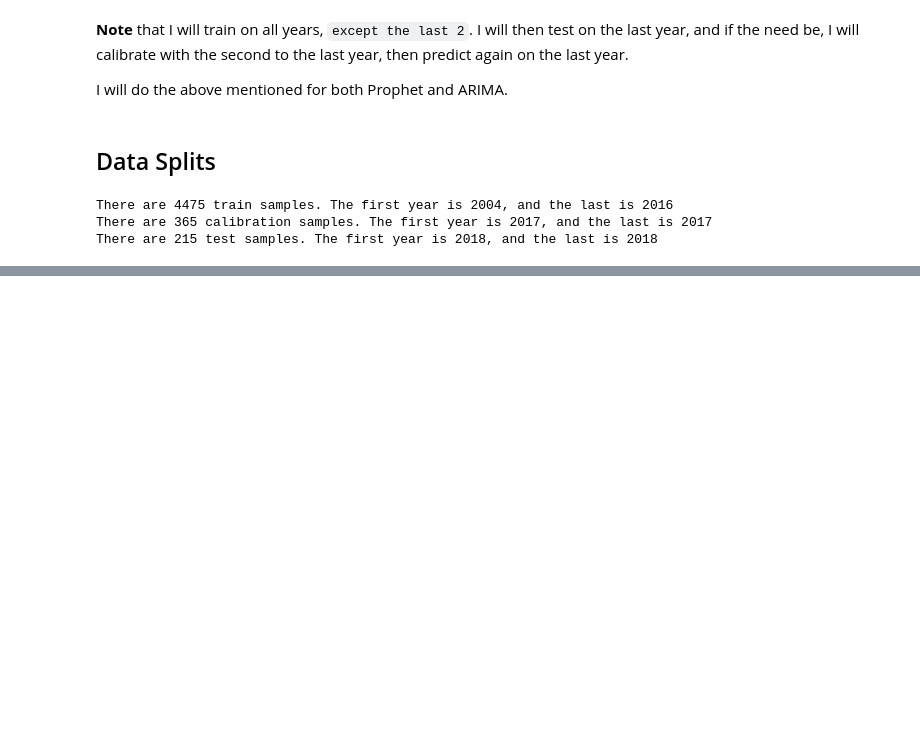
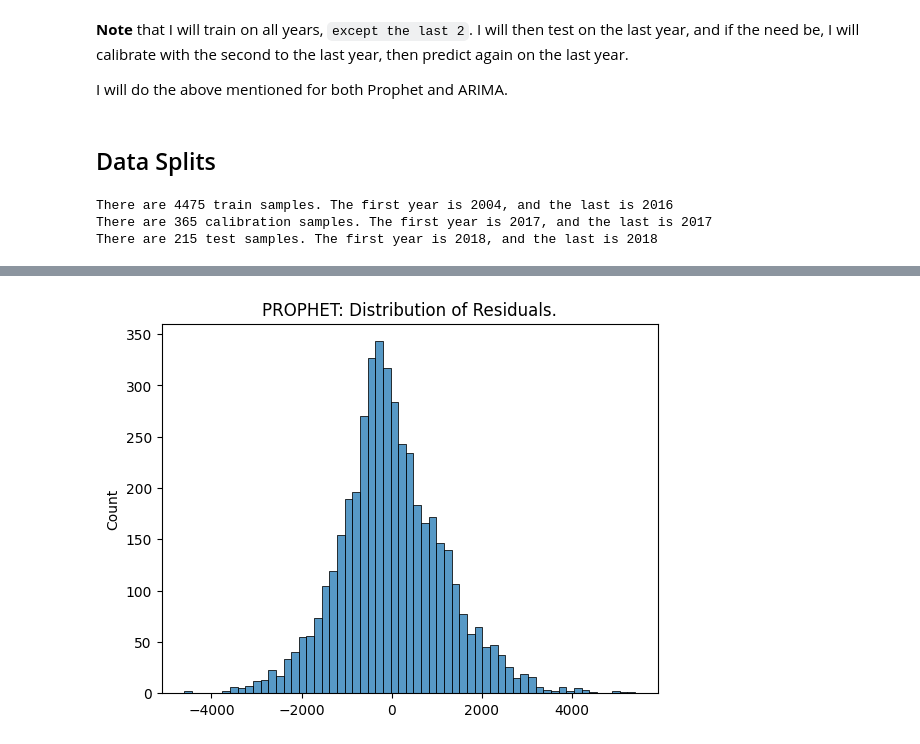
Before and after one commit to munas-git/US-Energy-Consumption-Forecasting-Prophet-NeuralProphet, a Jupyter notebook: analysis.ipynb, the cells around one changed output, grey strips where cells are left out. Cells and saved outputs as stored; diff of their text form; code cells hidden in the pictures; blank space fills up the shorter version.

```diff
--- a/analysis.ipynb
+++ b/analysis.ipynb
@@ -321,0 +451,5 @@ base_prophet_model = Prophet()
+# %%
+sns.histplot(residuals)
+plt.title('PROPHET: Distribution of Residuals.');
+# %% [output]
+[figure, added]
```
Also changed, not shown: parts of 20 cells of this notebook.
